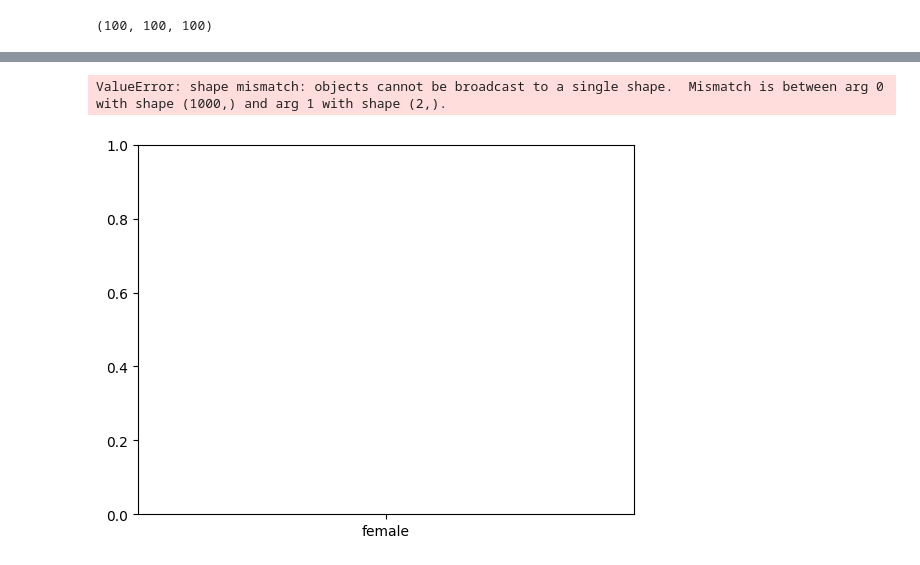
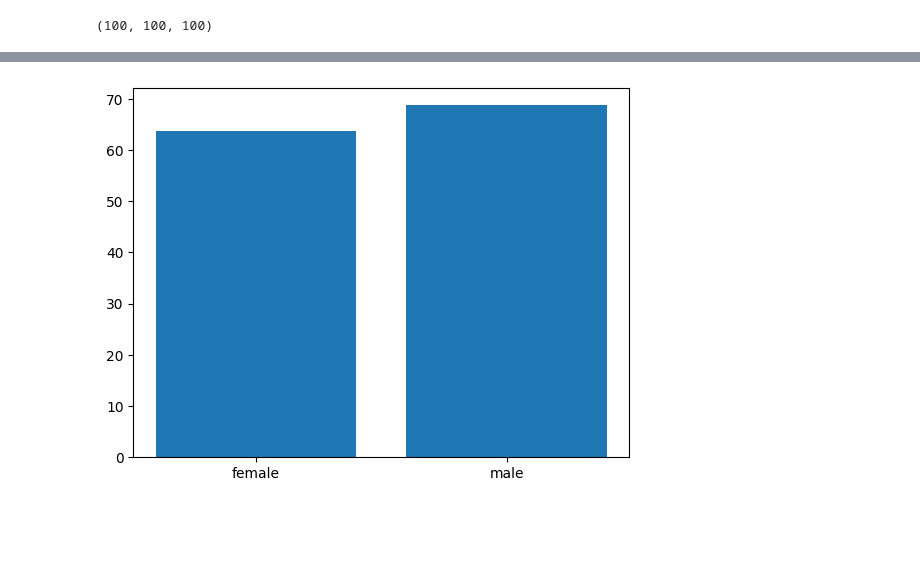
Before and after one commit to mbnczy/BEVADAT2022232, a Jupyter notebook: HAZI/HAZI04/HAZI04.ipynb, the cells around one changed output, grey strips where cells are left out. Drawn from its saved outputs; the diff is of its cells as text; code cells hidden in the pictures; blank space fills up the shorter version.

```diff
--- a/HAZI/HAZI04/HAZI04.ipynb
+++ b/HAZI/HAZI04/HAZI04.ipynb
@@ -250,19 +268,16 @@ függvény neve: math_bar_plot
 '''
 # %%
 def math_bar_plot(df_data):
-    #newdf = pd.DataFrame(df_data.copy().groupby(['gender'])['math score'].mean())
-    newdf = df_data.copy()
+    newdf = df_data.copy().groupby(['gender'])['math score'].mean()
     fig, ax=plt.subplots()
-    ax.bar(newdf['gender'],pd.DataFrame(newdf.groupby(['gender'])['math score'].mean())['math score'])
-    #ax.set_title = 'Average Math Score by Gender'
-    #ax.set_xlabel = 'Gender'
-    #ax.set_ylabel = 'Math Score'
+    ax.bar(newdf.index,newdf.values)
+    ax.set_title = 'Average Math Score by Gender'
+    ax.set_xlabel = 'Gender'
+    ax.set_ylabel = 'Math Score'
     return fig
 plt.show(math_bar_plot(df))
-#print(math_bar_plot(df).to_markdown())
 # %% [output]
-ValueError: shape mismatch: objects cannot be broadcast to a single shape.  Mismatch is between arg 0 with shape (1000,) and arg 1 with shape (2,).
-[figure, old version]
+[figure, new version]
 # %%
 '''
 Készíts egy függvényt, ami a bemeneti Dataframe adatai alapján elkészít egy olyan histogramot,
```
Also changed, not shown: parts of 4 cells of this notebook.
